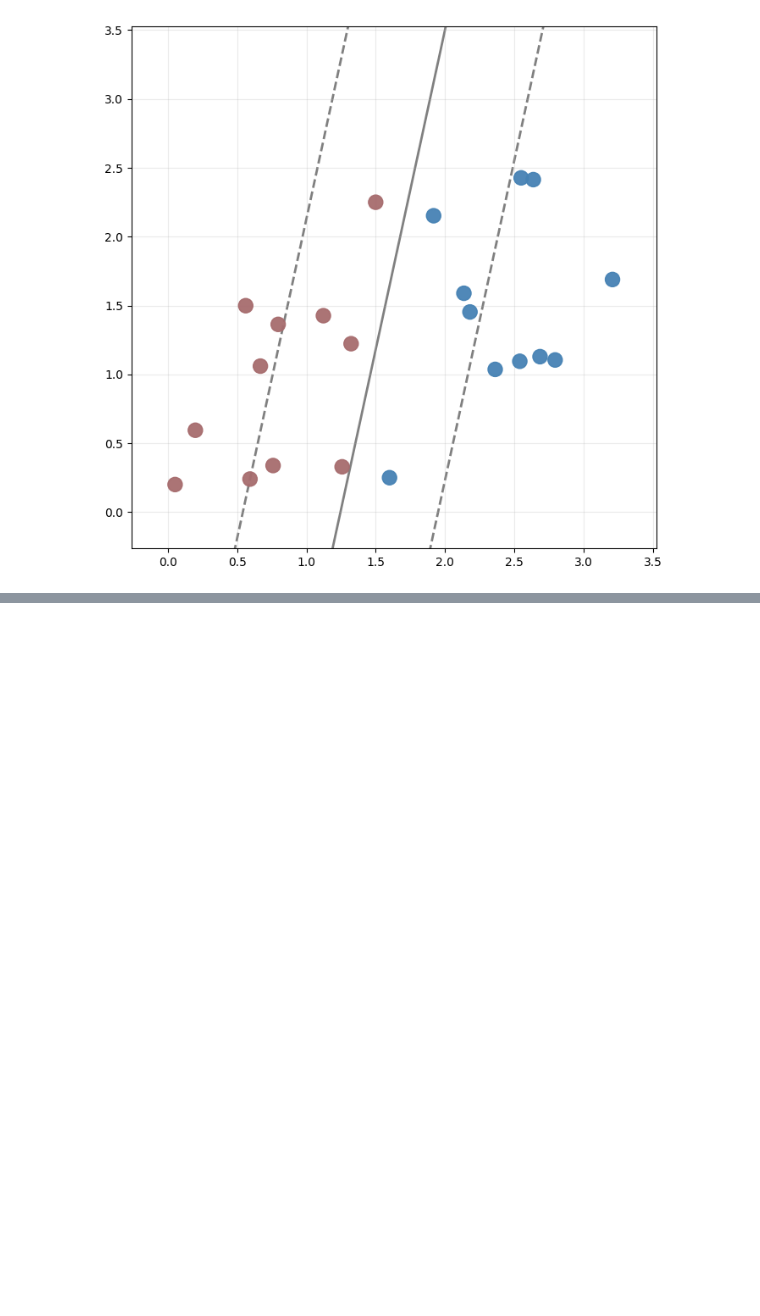
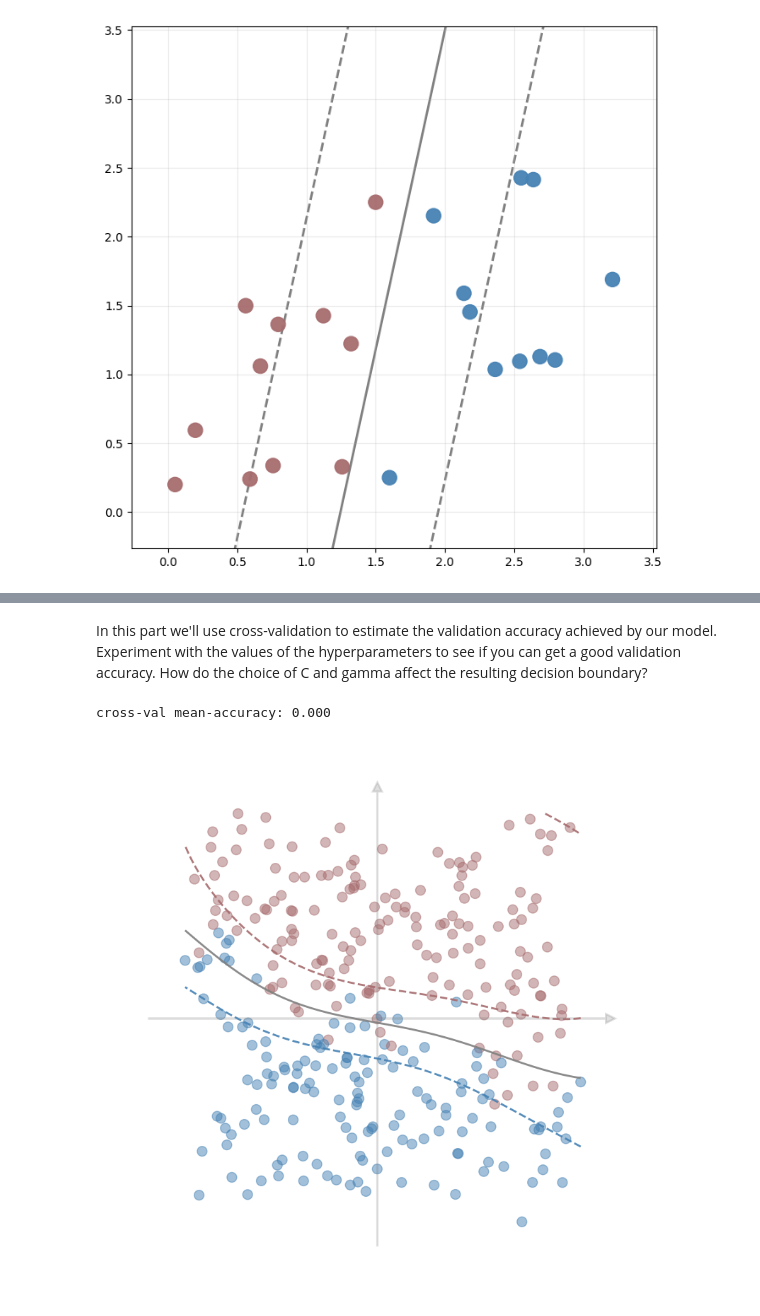
Before and after one commit to yasuomaidana/introduction-to-machine-learning, a Jupyter notebook: Introduction to Supervised Learning/Support Vector Machine/Support Vector Machine.ipynb, the cells around one changed output, grey strips where cells are left out. Saved outputs shown, nothing was run; the diff lists cells and outputs as text; code cells hidden in the pictures; blank space fills up the shorter version.

```diff
--- a/Introduction to Supervised Learning/Support Vector Machine/Support Vector Machine.ipynb
+++ b/Introduction to Supervised Learning/Support Vector Machine/Support Vector Machine.ipynb
@@ -236,0 +276,22 @@ linear_plot(X, y, w=w, b=b)
+# %% [markdown]
+ In this part we'll use cross-validation to estimate the validation accuracy achieved by our model. Experiment with the values of the hyperparameters to see if you can get a good validation accuracy. How do the choice of C and gamma affect the resulting decision boundary?
+# %%
+from sklearn.model_selection import cross_val_score
+
+# your code here
+
+# uncomment and update nlsvm and scores
+nlsvm
+scores=0
+print("cross-val mean-accuracy: {:.3f}".format(np.mean(scores)))
+nonlinear_plot(X, y, nlsvm)
+
+# C tuning
+# your code here
+
+
+# gamma tuning
+# your code here
+# %% [output]
+cross-val mean-accuracy: 0.000
+[figure, added]
```
Also changed, not shown: parts of 5 cells of this notebook.
